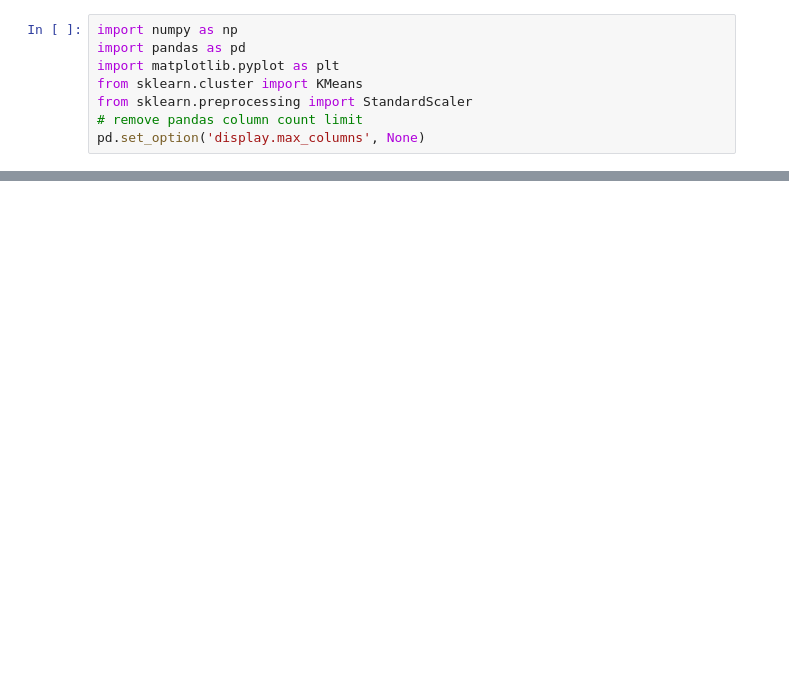
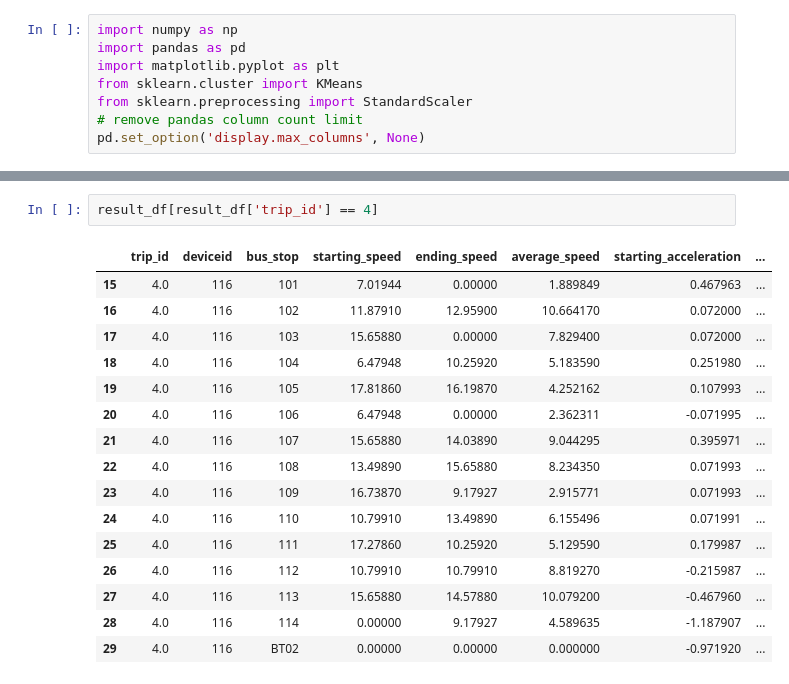
Before and after one commit to Ginushmal/DSE-Project-Bus-Arrival-time-Prediction-GRP29, a Jupyter notebook: Ginushmal/06.2. avg_for_bustops.ipynb, the cells around one changed output, grey strips where cells are left out. Saved outputs shown, nothing was run; the diff lists cells and outputs as text; blank space fills up the shorter version.

```diff
--- a/Ginushmal/06.2. avg_for_bustops.ipynb
+++ b/Ginushmal/06.2. avg_for_bustops.ipynb
@@ -83,0 +186,19 @@ plt.show()
+# %%
+result_df[result_df['trip_id'] == 4]
+# %% [output]
+|  | trip_id | deviceid | bus_stop | starting_speed | ending_speed | average_speed | starting_acceleration | ... |
+| 15 | 4.0 | 116 | 101 | 7.01944 | 0.00000 | 1.889849 | 0.467963 | ... |
+| 16 | 4.0 | 116 | 102 | 11.87910 | 12.95900 | 10.664170 | 0.072000 | ... |
+| 17 | 4.0 | 116 | 103 | 15.65880 | 0.00000 | 7.829400 | 0.072000 | ... |
+| 18 | 4.0 | 116 | 104 | 6.47948 | 10.25920 | 5.183590 | 0.251980 | ... |
+| 19 | 4.0 | 116 | 105 | 17.81860 | 16.19870 | 4.252162 | 0.107993 | ... |
+| 20 | 4.0 | 116 | 106 | 6.47948 | 0.00000 | 2.362311 | -0.071995 | ... |
+| 21 | 4.0 | 116 | 107 | 15.65880 | 14.03890 | 9.044295 | 0.395971 | ... |
+| 22 | 4.0 | 116 | 108 | 13.49890 | 15.65880 | 8.234350 | 0.071993 | ... |
+| 23 | 4.0 | 116 | 109 | 16.73870 | 9.17927 | 2.915771 | 0.071993 | ... |
+| 24 | 4.0 | 116 | 110 | 10.79910 | 13.49890 | 6.155496 | 0.071991 | ... |
+| 25 | 4.0 | 116 | 111 | 17.27860 | 10.25920 | 5.129590 | 0.179987 | ... |
+| 26 | 4.0 | 116 | 112 | 10.79910 | 10.79910 | 8.819270 | -0.215987 | ... |
+| 27 | 4.0 | 116 | 113 | 15.65880 | 14.57880 | 10.079200 | -0.467960 | ... |
+| 28 | 4.0 | 116 | 114 | 0.00000 | 9.17927 | 4.589635 | -1.187907 | ... |
+| 29 | 4.0 | 116 | BT02 | 0.00000 | 0.00000 | 0.000000 | -0.971920 | ... |
```
Also changed, not shown: parts of 15 cells of this notebook, 1 other file.
